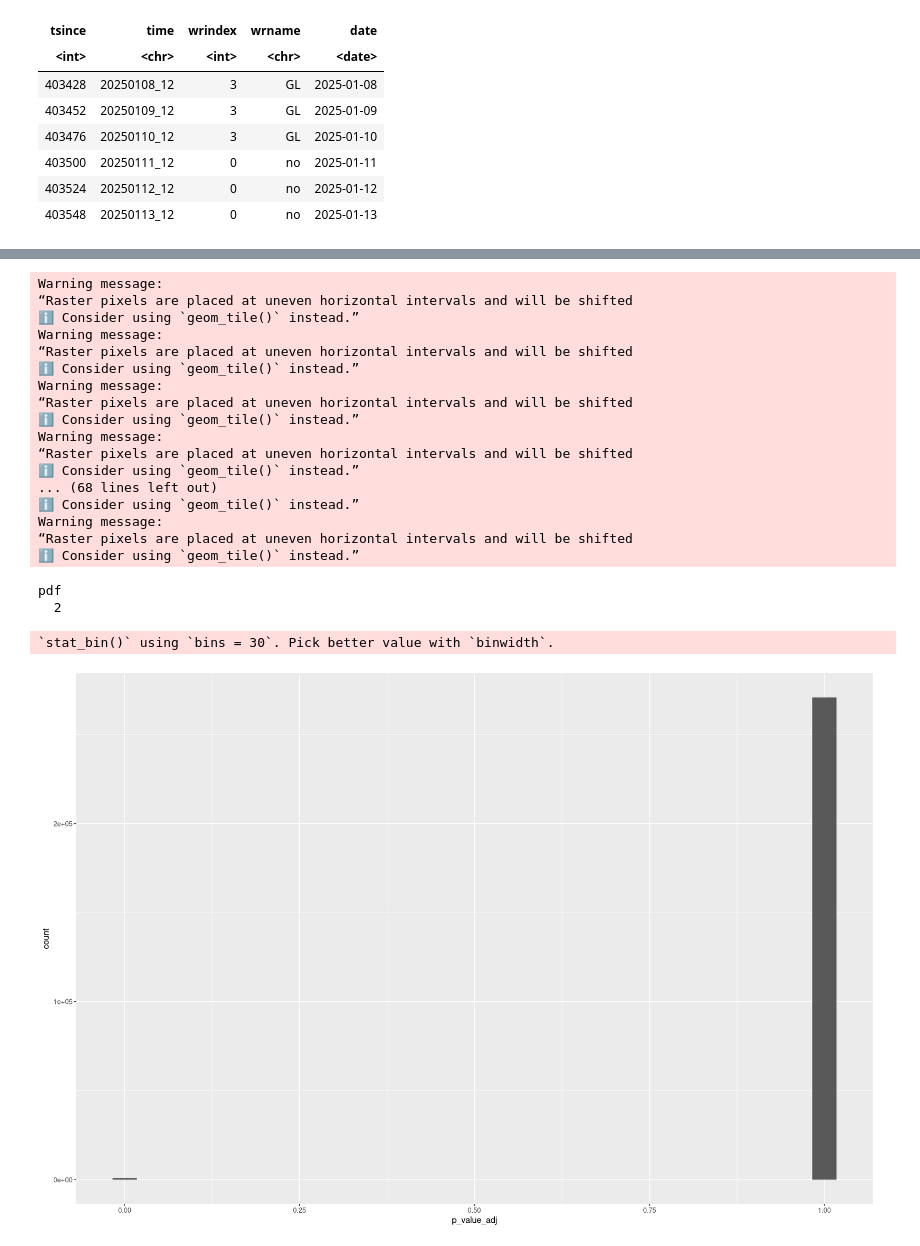
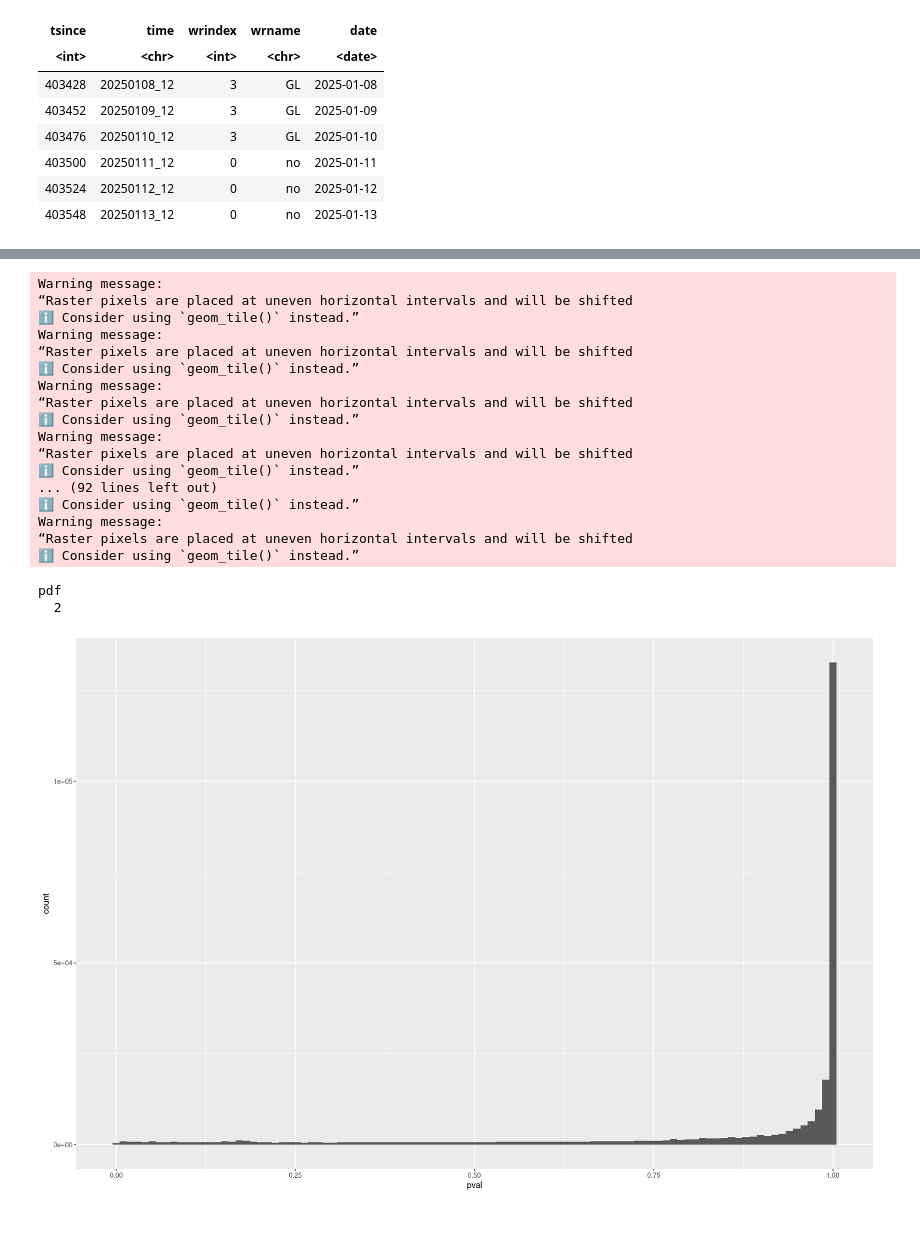
Before and after one commit to hschoeller/wp22a, a Jupyter notebook: notebooks/CompositeVariances.ipynb, the cells around one changed output, grey strips where cells are left out. Cells and saved outputs as stored; diff of their text form; code cells hidden in the pictures.

Commit message:
get data

```diff
--- a/notebooks/CompositeVariances.ipynb
+++ b/notebooks/CompositeVariances.ipynb
@@ -101,0 +70,4 @@ Classes ‘data.table’ and 'data.frame':  271848 obs. of  9 variables:
+# %%
+z_comp <- readRDS("../ens_data/VarianceComposite.RDS")
+
+str(z_comp)
@@ -102,6 +86,6 @@ Classes ‘data.table’ and 'data.frame':  271848 obs. of  9 variables:
 # %%
 pps <- grid_and_legend(z_comp,
-    var = "z_var", sig_name = "p_value_adj", alpha = .05,
+    var = "z_var", sig_name = "pval", alpha = .05,
     clims = c(min(z_comp$z_var, na.rm = TRUE), max(z_comp$z_var, na.rm = TRUE))
 )
 p <- combine_plots(pps[[1]], pps[[2]], "horizontal")
@@ -119,16 +103,21 @@ Warning message:
 Warning message:
 “Raster pixels are placed at uneven horizontal intervals and will be shifted
 ℹ Consider using `geom_tile()` instead.”
-... (68 lines left out)
+... (92 lines left out)
 ℹ Consider using `geom_tile()` instead.”
 Warning message:
 “Raster pixels are placed at uneven horizontal intervals and will be shifted
 ℹ Consider using `geom_tile()` instead.”
 pdf
   2
-# %%
-ggplot(z_comp, aes(x = p_value_adj)) +
-    geom_histogram()
-# %% [output]
-`stat_bin()` using `bins = 30`. Pick better value with `binwidth`.
-[figure, removed]
+# %%
+# p-values make no sense as I calculated them
+# They are the probability that the in-group variance is larger than the
+# total dataset variance, which usually should be large
+# 1-pval is more reasonable, but must be fdr adjusted. It is the probability
+# that in-group variability is significantly smaller than total group
+# variability
+ggplot(z_comp, aes(x = pval)) +
+    geom_histogram(bins = 100)
+# %% [output]
+[figure, added]
```
Also changed, not shown: parts of 15 cells of this notebook, 7 other files.
